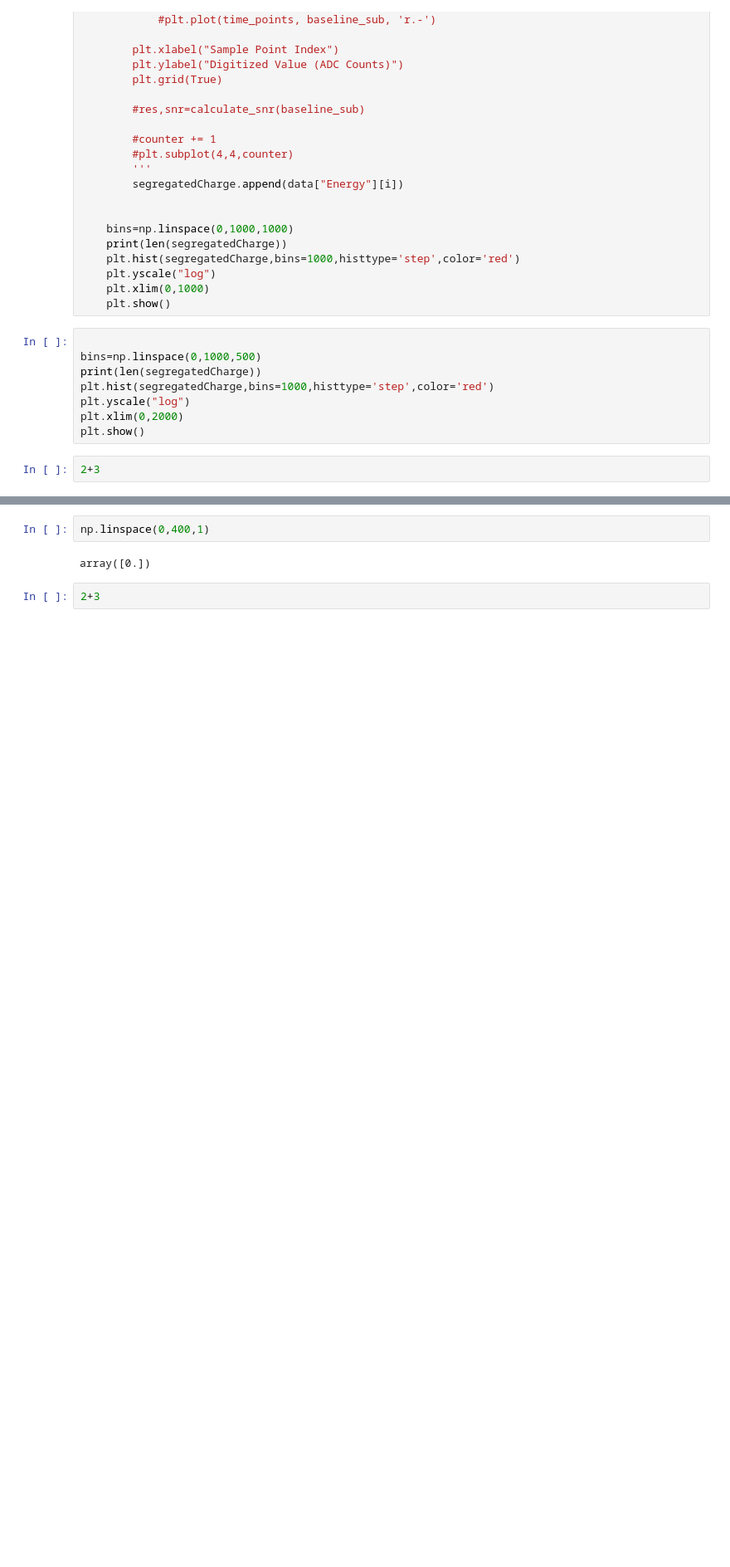
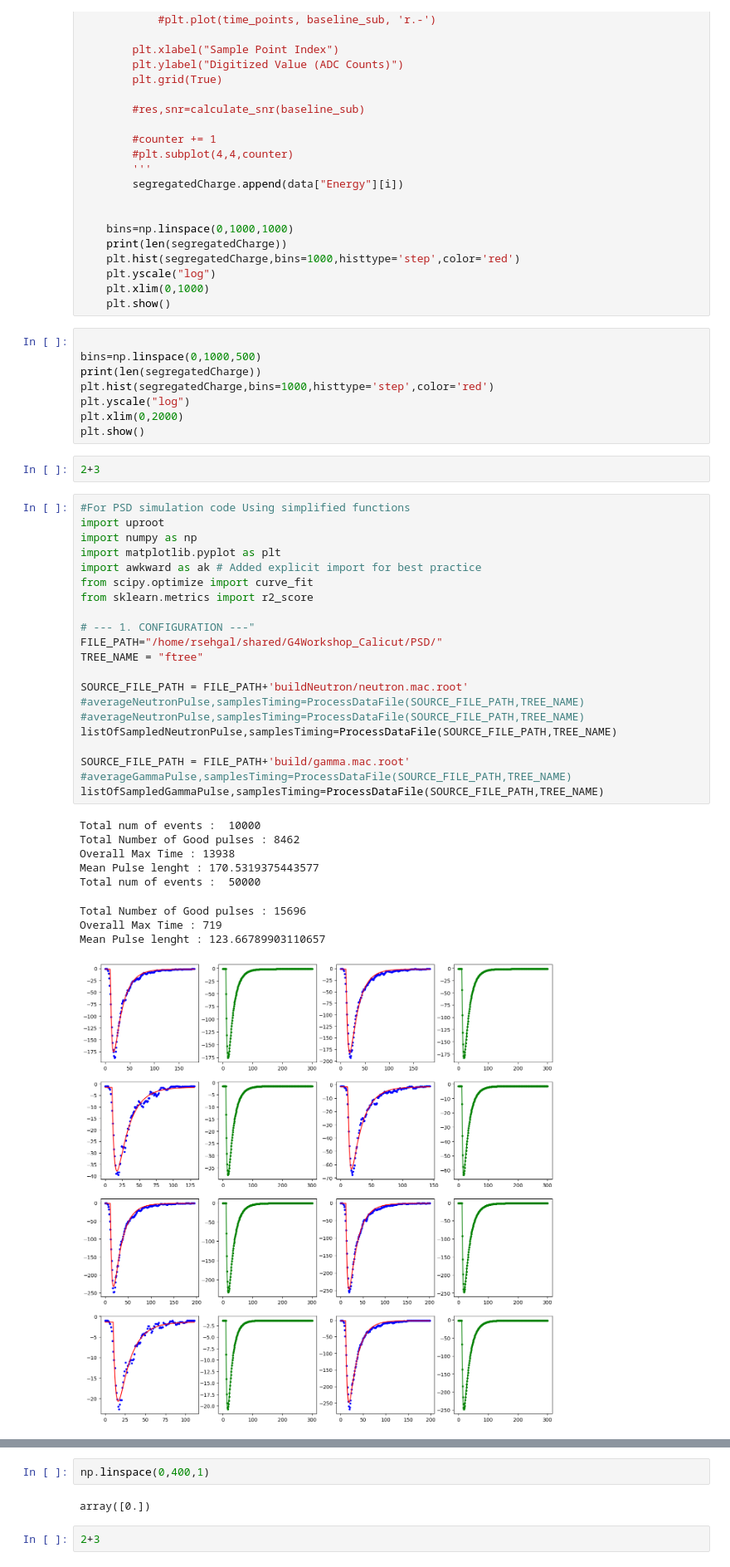
Before and after one commit to rsehgal/G4Workshop_Calicut, a Jupyter notebook: PyScripts/WaveAnal.ipynb, the cells around one changed output, grey strips where cells are left out. Shown: that part at 83% size. Drawn from its saved outputs; the diff is of its cells as text; blank space fills up the shorter version.

Commit message:
Modified python notebook. It seems simulation is now working the way it should work

```diff
--- a/PyScripts/WaveAnal.ipynb
+++ b/PyScripts/WaveAnal.ipynb
@@ -1035,3 +1218,34 @@ plt.xlim(0,2000)
 plt.show()
 # %%
 2+3
+# %%
+#For PSD simulation code Using simplified functions
+import uproot
+import numpy as np
+import matplotlib.pyplot as plt
+import awkward as ak # Added explicit import for best practice
+from scipy.optimize import curve_fit
+from sklearn.metrics import r2_score
+
+# --- 1. CONFIGURATION ---"
+FILE_PATH="/home/rsehgal/shared/G4Workshop_Calicut/PSD/"
+TREE_NAME = "ftree"
+
+SOURCE_FILE_PATH = FILE_PATH+'buildNeutron/neutron.mac.root'
+#averageNeutronPulse,samplesTiming=ProcessDataFile(SOURCE_FILE_PATH,TREE_NAME)
+#averageNeutronPulse,samplesTiming=ProcessDataFile(SOURCE_FILE_PATH,TREE_NAME)
+listOfSampledNeutronPulse,samplesTiming=ProcessDataFile(SOURCE_FILE_PATH,TREE_NAME)
+
+SOURCE_FILE_PATH = FILE_PATH+'build/gamma.mac.root'
+#averageGammaPulse,samplesTiming=ProcessDataFile(SOURCE_FILE_PATH,TREE_NAME)
+listOfSampledGammaPulse,samplesTiming=ProcessDataFile(SOURCE_FILE_PATH,TREE_NAME)
+# %% [output]
+Total num of events :  10000
+Total Number of Good pulses : 8462
+Overall Max Time : 13938
+Mean Pulse lenght : 170.5319375443577
+Total num of events :  50000
+Total Number of Good pulses : 15696
+Overall Max Time : 719
+Mean Pulse lenght : 123.66789903110657
+[figure, added]
```
Also changed, not shown: parts of 4 cells of this notebook, 1 other file.
